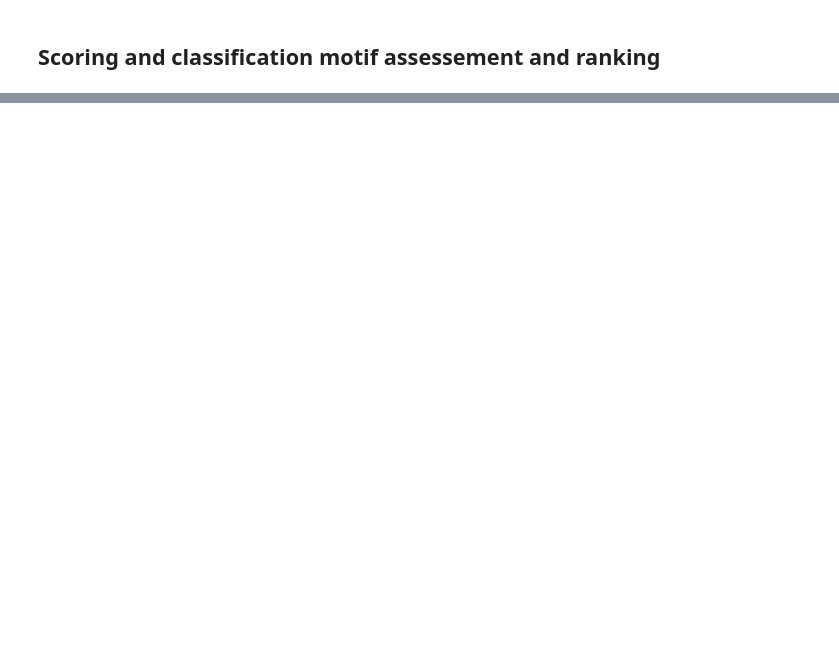
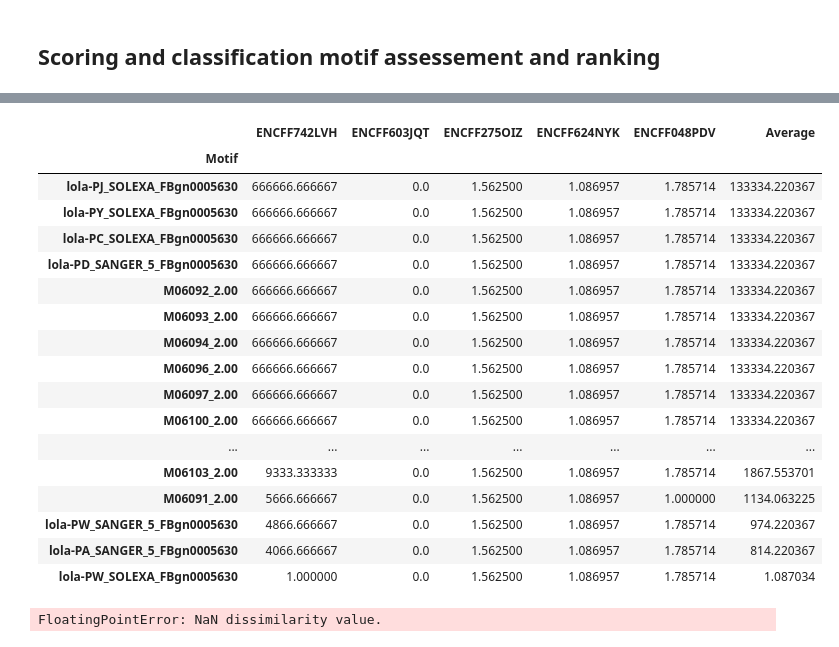
Before and after one commit to Fnyasimi/MARS-Update-Pipeline, a Jupyter notebook: Evaluation/Evaluation_notebook.ipynb, the cells around one changed output, grey strips where cells are left out. Drawn from its saved outputs; the diff is of its cells as text; code cells hidden in the pictures; blank space fills up the shorter version.

Commit message:
Added preliminary centrimo analysis

```diff
--- a/Evaluation/Evaluation_notebook.ipynb
+++ b/Evaluation/Evaluation_notebook.ipynb
@@ -383,0 +437,28 @@ http://pandas.pydata.org/pandas-docs/stable/user_guide/indexing.html#ix-indexer-
+# %%
+import os
+import sys
+import glob
+
+import matplotlib.pyplot as plt
+import numpy as np
+import pandas as pd
+import seaborn as sns
+
+from utils import tab2fasta, mkdir_p, meme_path, BASE_DIR
+
+
+
+centrimo_df = pd.read_table('Results/lola_centrimo.txt', index_col=0, sep= "\t")
+del centrimo_df['Average']
+centrimo_df.head(10)
+
+# centrimo_normalized = centrimo_df/centrimo_df.max()
+# centrimo_normalized = centrimo_normalized.replace(to_replace='NaN', value=0)
+# average_column = centrimo_normalized.T.mean()
+# average_column = average_column.to_frame(name="Average")
+
+# # Add the average column to DataFramne
+# centrimo_normalized = centrimo_normalized.T.append(average_column.T).T
+
+# centrimo_normalized.sort_values(by="Average", axis=0, ascending=False, inplace=True)
+# centrimo_normalized.to_csv('%s/%s_centrimo_norm.txt' % (files_path, tf_name), sep="\t")
@@ -383,0 +487,5 @@ http://pandas.pydata.org/pandas-docs/stable/user_guide/indexing.html#ix-indexer-
+# %%
+centrimo_normalized = centrimo_df/centrimo_df.max()
+centrimo_normalized = centrimo_normalized.replace([np.inf, -np.inf], np.nan)
+centrimo_normalized = centrimo_normalized.replace(np.nan, value=0)
+centrimo_normalized.head(10)
@@ -383,0 +505,4 @@ http://pandas.pydata.org/pandas-docs/stable/user_guide/indexing.html#ix-indexer-
+# %%
+average_column = centrimo_normalized.T.mean()
+average_column = average_column.to_frame(name="Average")
+average_column.head(10)
@@ -383,0 +522,32 @@ http://pandas.pydata.org/pandas-docs/stable/user_guide/indexing.html#ix-indexer-
+# %%
+# Add the average column to DataFramne
+centrimo_normalized = centrimo_normalized.T.append(average_column.T).T
+
+centrimo_normalized.sort_values(by="Average", axis=0, ascending=False, inplace=True)
+centrimo_normalized
+# %% [output]
+|  | ENCFF742LVH | ENCFF603JQT | ENCFF275OIZ | ENCFF624NYK | ENCFF048PDV | Average |
+| Motif |  |  |  |  |  |  |
+| lola-PJ_SOLEXA_FBgn0005630 | 666666.666667 | 0.0 | 1.562500 | 1.086957 | 1.785714 | 133334.220367 |
+| lola-PY_SOLEXA_FBgn0005630 | 666666.666667 | 0.0 | 1.562500 | 1.086957 | 1.785714 | 133334.220367 |
+| lola-PC_SOLEXA_FBgn0005630 | 666666.666667 | 0.0 | 1.562500 | 1.086957 | 1.785714 | 133334.220367 |
+| lola-PD_SANGER_5_FBgn0005630 | 666666.666667 | 0.0 | 1.562500 | 1.086957 | 1.785714 | 133334.220367 |
+| M06092_2.00 | 666666.666667 | 0.0 | 1.562500 | 1.086957 | 1.785714 | 133334.220367 |
+| M06093_2.00 | 666666.666667 | 0.0 | 1.562500 | 1.086957 | 1.785714 | 133334.220367 |
+| M06094_2.00 | 666666.666667 | 0.0 | 1.562500 | 1.086957 | 1.785714 | 133334.220367 |
+| M06096_2.00 | 666666.666667 | 0.0 | 1.562500 | 1.086957 | 1.785714 | 133334.220367 |
+| M06097_2.00 | 666666.666667 | 0.0 | 1.562500 | 1.086957 | 1.785714 | 133334.220367 |
+| M06100_2.00 | 666666.666667 | 0.0 | 1.562500 | 1.086957 | 1.785714 | 133334.220367 |
+| ... | ... | ... | ... | ... | ... | ... |
+| M06103_2.00 | 9333.333333 | 0.0 | 1.562500 | 1.086957 | 1.785714 | 1867.553701 |
+| M06091_2.00 | 5666.666667 | 0.0 | 1.562500 | 1.086957 | 1.000000 | 1134.063225 |
+| lola-PW_SANGER_5_FBgn0005630 | 4866.666667 | 0.0 | 1.562500 | 1.086957 | 1.785714 | 974.220367 |
+| lola-PA_SANGER_5_FBgn0005630 | 4066.666667 | 0.0 | 1.562500 | 1.086957 | 1.785714 | 814.220367 |
+| lola-PW_SOLEXA_FBgn0005630 | 1.000000 | 0.0 | 1.562500 | 1.086957 | 1.785714 | 1.087034 |
+# %%
+cg = sns.clustermap(centrimo_normalized, method='single', metric="euclidean",
+                        row_cluster=False, linewidths=.15,standard_scale=1)
+test = plt.setp(cg.ax_heatmap.yaxis.get_majorticklabels(), rotation=0)
+test = plt.setp(cg.ax_heatmap.xaxis.get_majorticklabels(), rotation=90)
+# %% [output]
+FloatingPointError: NaN dissimilarity value.
```
Also changed, not shown: parts of 17 cells of this notebook.
